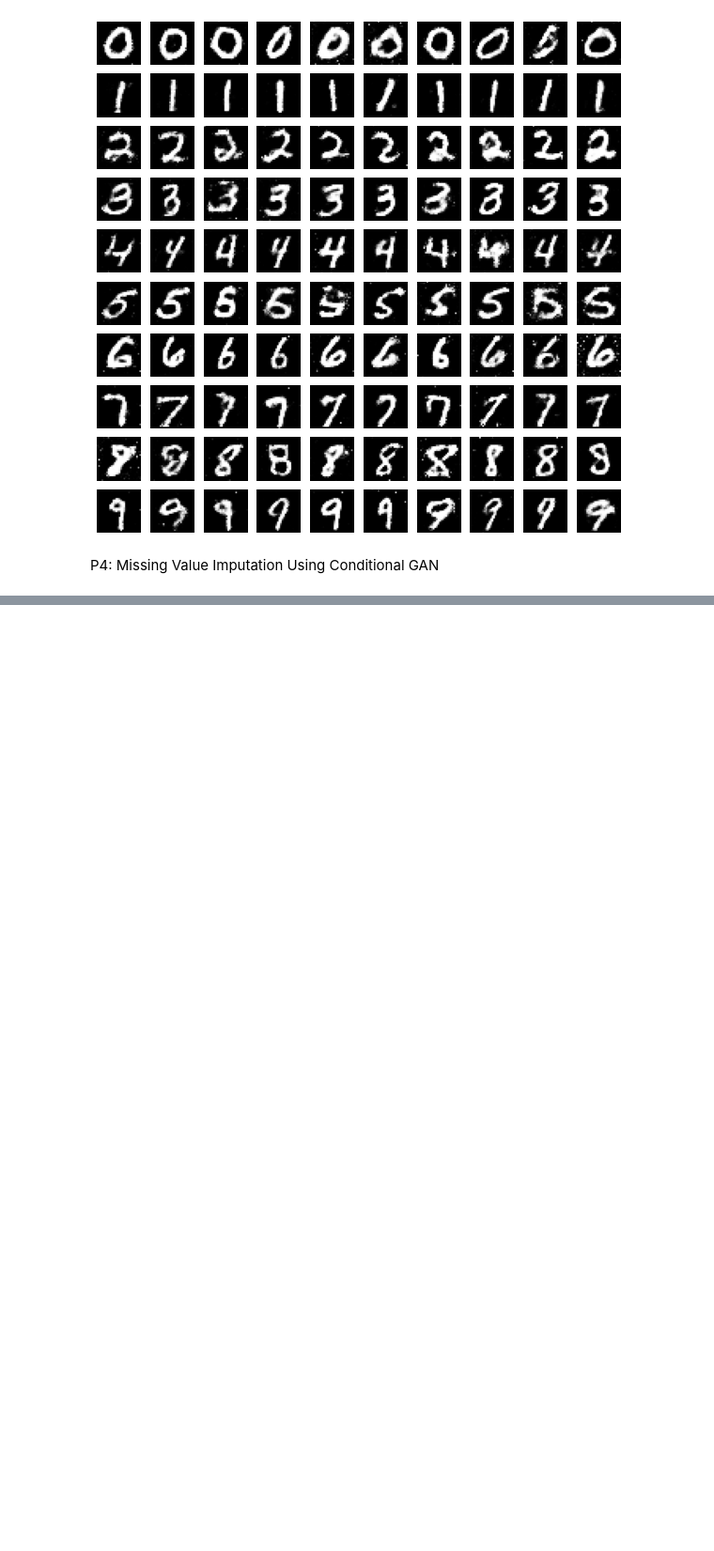
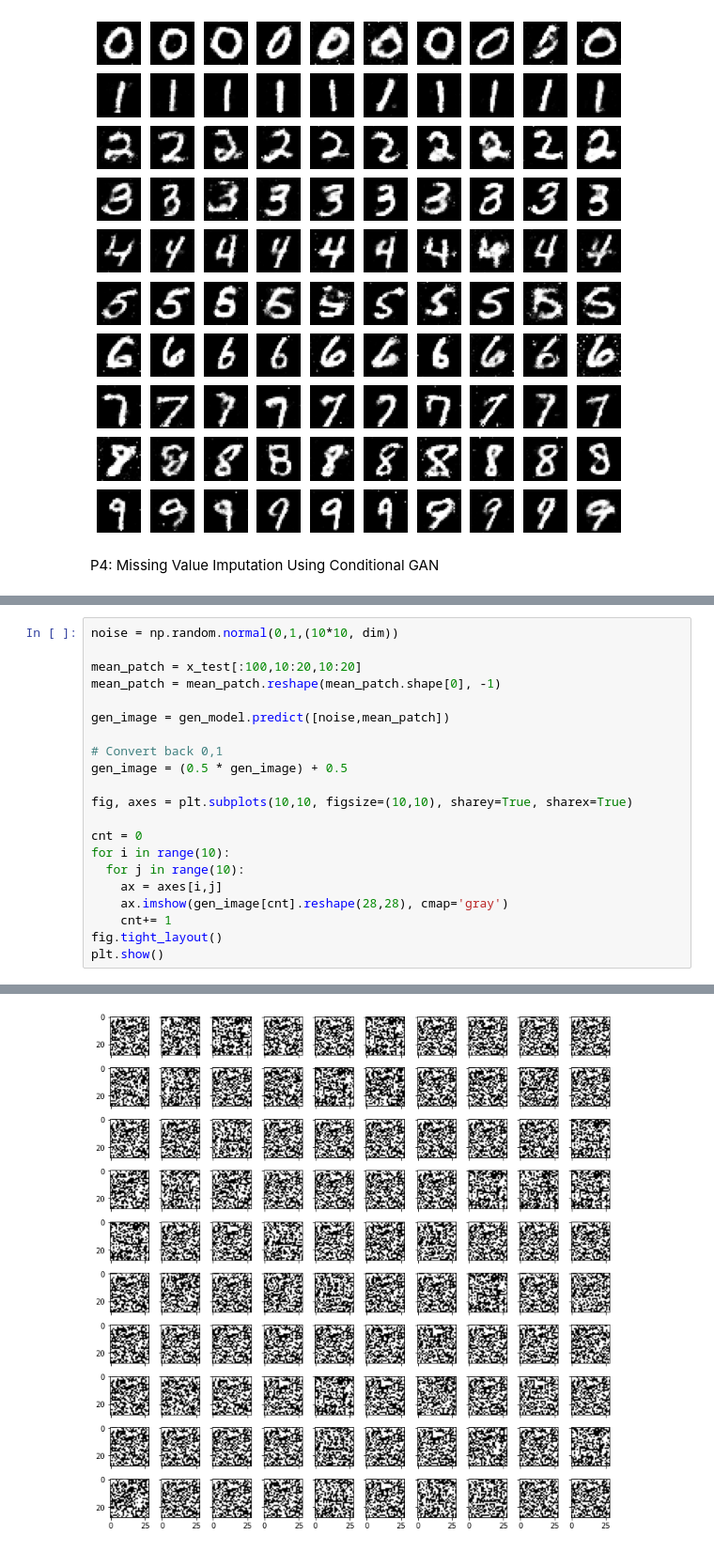
Before and after one commit to ram130849/Deep_Learning_Systems, a Jupyter notebook: TensorFlow/Ramki/E533_DLS_Assignment5.ipynb, the cells around one changed output, grey strips where cells are left out. Shown at 94% size. Cells and saved outputs as stored; diff of their text form; blank space fills up the shorter version.

```diff
--- a/TensorFlow/Ramki/E533_DLS_Assignment5.ipynb
+++ b/TensorFlow/Ramki/E533_DLS_Assignment5.ipynb
@@ -739,0 +973,22 @@ P4: Missing Value Imputation Using Conditional GAN
+# %%
+noise = np.random.normal(0,1,(10*10, dim))
+
+mean_patch = x_test[:100,10:20,10:20]
+mean_patch = mean_patch.reshape(mean_patch.shape[0], -1)
+
+gen_image = gen_model.predict([noise,mean_patch])
+
+# Convert back 0,1
+gen_image = (0.5 * gen_image) + 0.5
+
+fig, axes = plt.subplots(10,10, figsize=(10,10), sharey=True, sharex=True)
+
+cnt = 0
+for i in range(10):
+  for j in range(10):
+    ax = axes[i,j]
+    ax.imshow(gen_image[cnt].reshape(28,28), cmap='gray')
+    cnt+= 1
+fig.tight_layout()
+plt.show()
+# %% [output]
@@ -739,0 +996 @@ P4: Missing Value Imputation Using Conditional GAN
+[figure, added]
```
Also changed, not shown: parts of 22 cells of this notebook.
